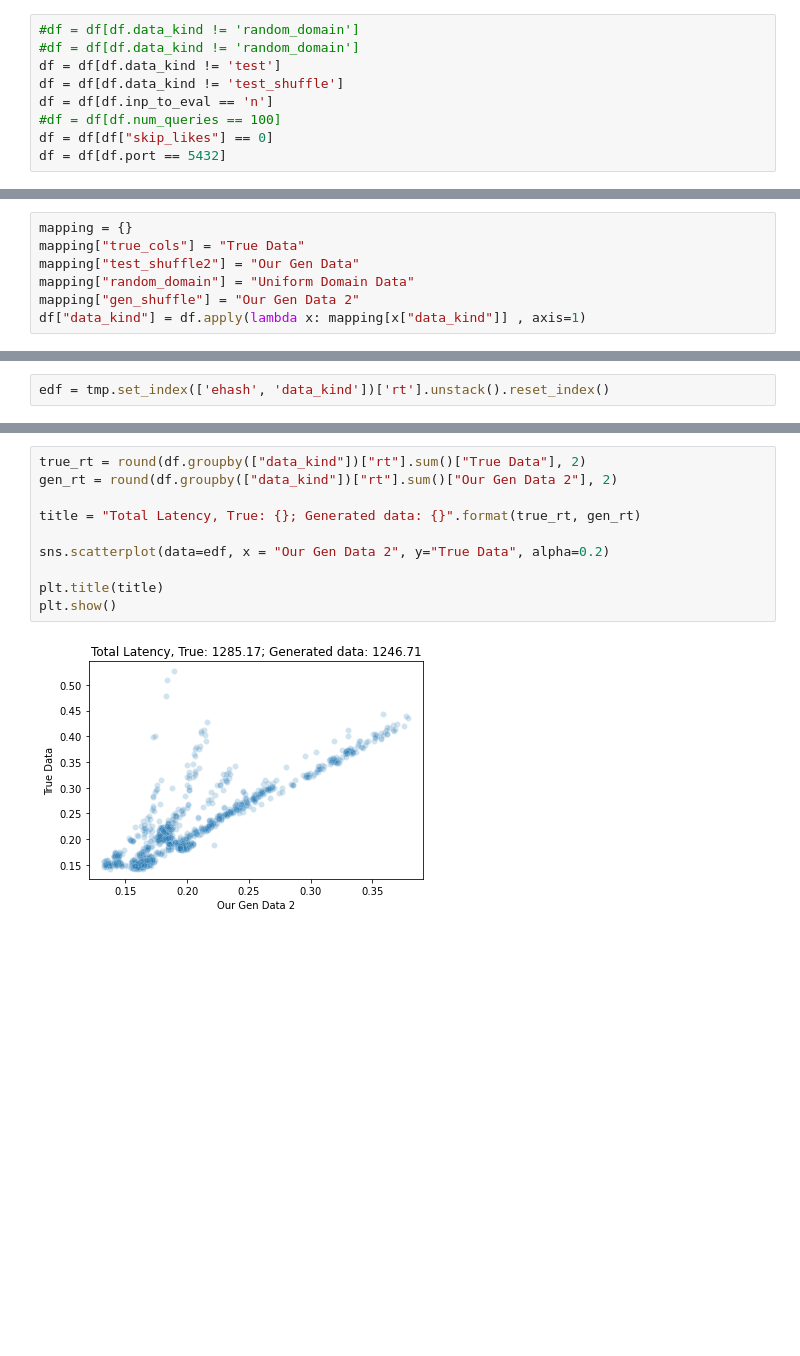
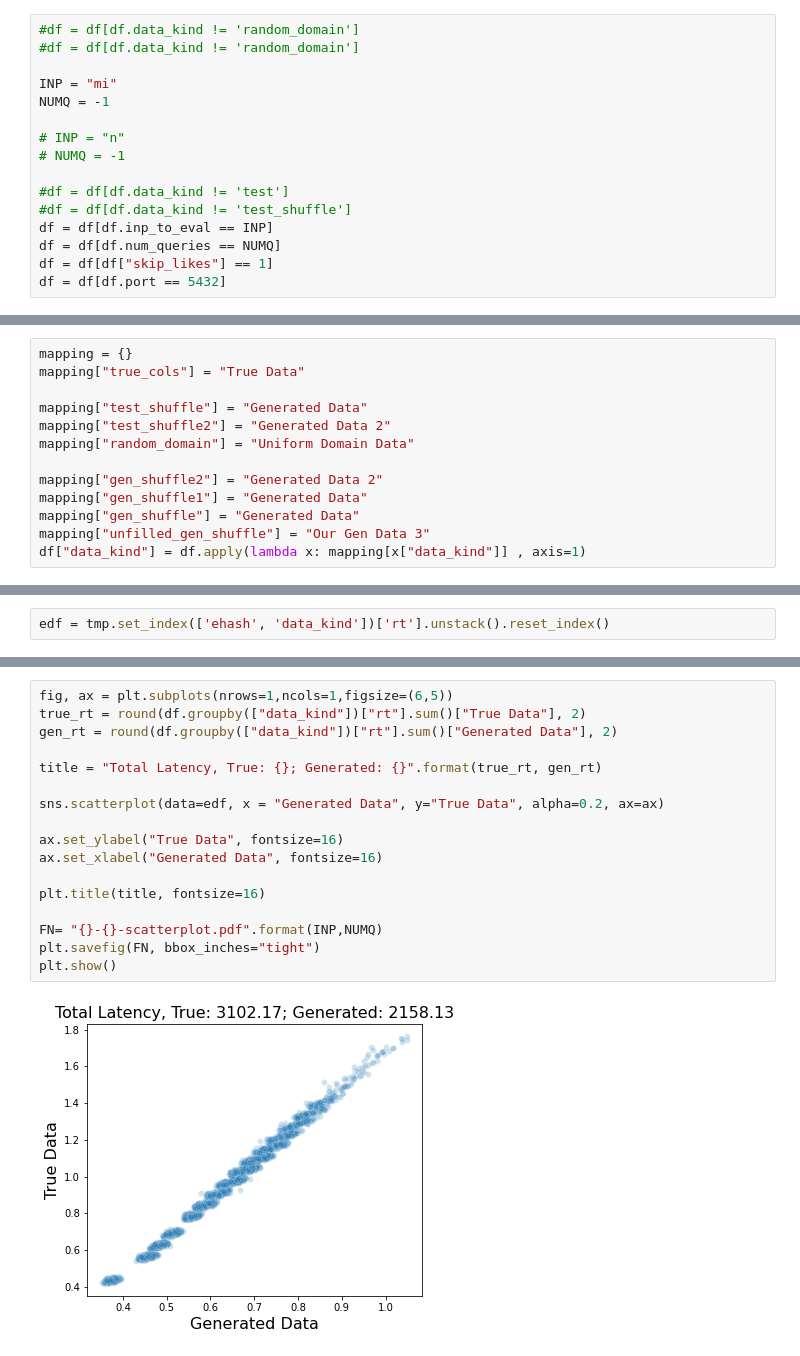
Before and after one commit to parimarjan/WorkloadCharacterization, a Jupyter notebook: Notebooks/Analyze-EvaldData-Logs.ipynb, the cells around one changed output, grey strips where cells are left out. Saved outputs shown, nothing was run; the diff lists cells and outputs as text; blank space fills up the shorter version.

```diff
--- a/Notebooks/Analyze-EvaldData-Logs.ipynb
+++ b/Notebooks/Analyze-EvaldData-Logs.ipynb
@@ -118,11 +120,18 @@ Index(['ehash', 'rt', 'rep', 'data_kind', 'inp_to_eval', 'num_queries',
 # %%
 #df = df[df.data_kind != 'random_domain']
 #df = df[df.data_kind != 'random_domain']
-df = df[df.data_kind != 'test']
-df = df[df.data_kind != 'test_shuffle']
-df = df[df.inp_to_eval == 'n']
-#df = df[df.num_queries == 100]
-df = df[df["skip_likes"] == 0]
+
+INP = "mi"
+NUMQ = -1
+
+# INP = "n"
+# NUMQ = -1
+
+#df = df[df.data_kind != 'test']
+#df = df[df.data_kind != 'test_shuffle']
+df = df[df.inp_to_eval == INP]
+df = df[df.num_queries == NUMQ]
+df = df[df["skip_likes"] == 1]
 df = df[df.port == 5432]
 # %%
 df.keys()
@@ -148,9 +159,15 @@ print(set(df["num_queries"]))
 # %%
 mapping = {}
 mapping["true_cols"] = "True Data"
-mapping["test_shuffle2"] = "Our Gen Data"
+
+mapping["test_shuffle"] = "Generated Data"
+mapping["test_shuffle2"] = "Generated Data 2"
 mapping["random_domain"] = "Uniform Domain Data"
-mapping["gen_shuffle"] = "Our Gen Data 2"
+
+mapping["gen_shuffle2"] = "Generated Data 2"
+mapping["gen_shuffle1"] = "Generated Data"
+mapping["gen_shuffle"] = "Generated Data"
+mapping["unfilled_gen_shuffle"] = "Our Gen Data 3"
 df["data_kind"] = df.apply(lambda x: mapping[x["data_kind"]] , axis=1)
 # %%
 tmp = df[df["data_kind"] == "True Data"]
@@ -197,12 +219,19 @@ edf.corr()
 # %%
+fig, ax = plt.subplots(nrows=1,ncols=1,figsize=(6,5))
 true_rt = round(df.groupby(["data_kind"])["rt"].sum()["True Data"], 2)
-gen_rt = round(df.groupby(["data_kind"])["rt"].sum()["Our Gen Data 2"], 2)
+gen_rt = round(df.groupby(["data_kind"])["rt"].sum()["Generated Data"], 2)
 
-title = "Total Latency, True: {}; Generated data: {}".format(true_rt, gen_rt)
+title = "Total Latency, True: {}; Generated: {}".format(true_rt, gen_rt)
 
-sns.scatterplot(data=edf, x = "Our Gen Data 2", y="True Data", alpha=0.2)
+sns.scatterplot(data=edf, x = "Generated Data", y="True Data", alpha=0.2, ax=ax)
 
-plt.title(title)
+ax.set_ylabel("True Data", fontsize=16)
+ax.set_xlabel("Generated Data", fontsize=16)
+
+plt.title(title, fontsize=16)
+
+FN= "{}-{}-scatterplot.pdf".format(INP,NUMQ)
+plt.savefig(FN, bbox_inches="tight")
 plt.show()
 # %% [output]
-[figure, old version]
+[figure, new version]
```
Also changed, not shown: parts of 12 cells of this notebook, 6 other files.
